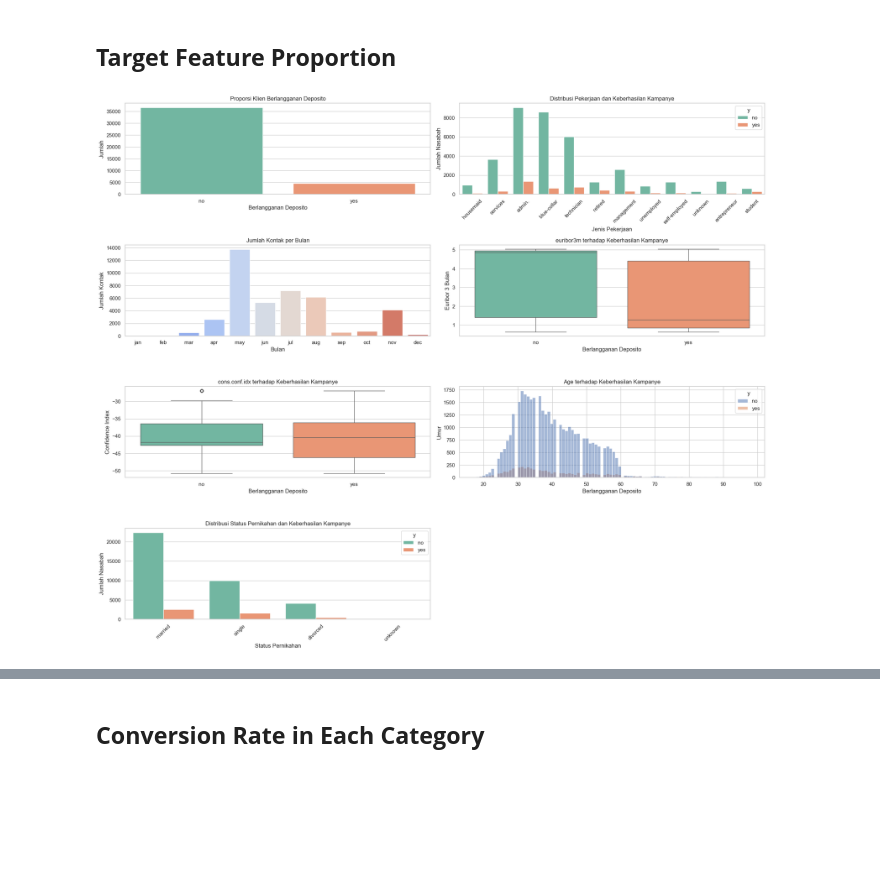
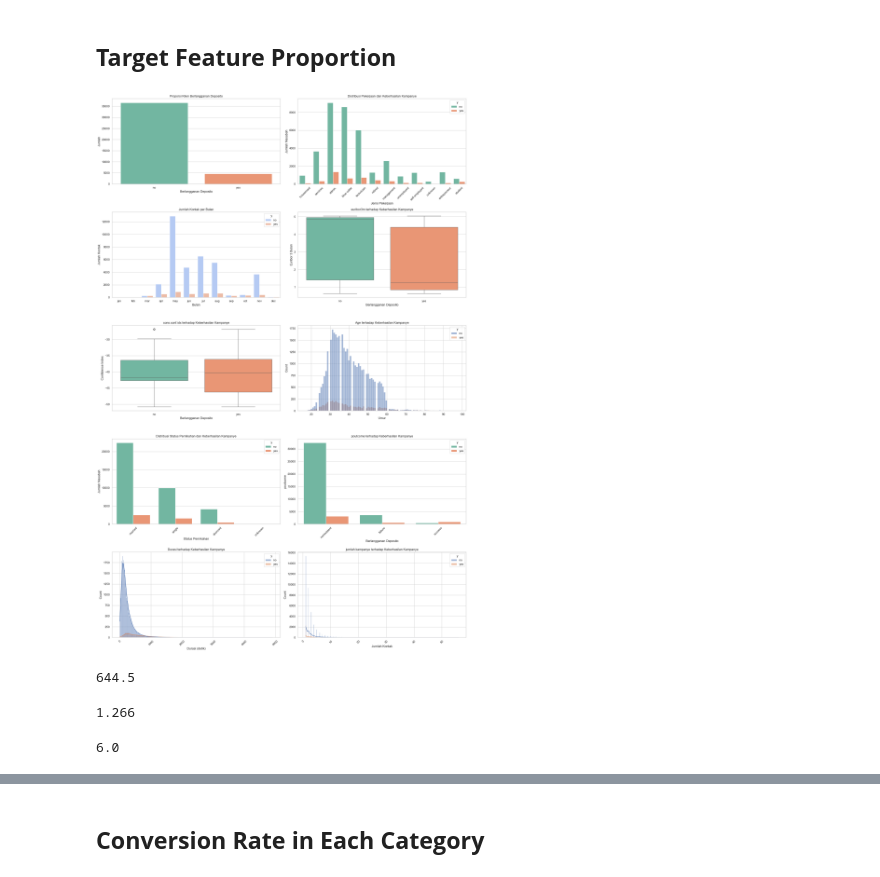
Before and after one commit to akmalraafid25/BetaGroup_JC_DS_OL_FinalProject, a Jupyter notebook: FinalProject.ipynb, the cells around one changed output, grey strips where cells are left out. Drawn from its saved outputs; the diff is of its cells as text; code cells hidden in the pictures; blank space fills up the shorter version.

```diff
--- a/FinalProject.ipynb
+++ b/FinalProject.ipynb
@@ -492,7 +492,7 @@ Insights:
 ## **Target Feature Proportion**
 # %%
 sns.set(style="whitegrid")
-plt.figure(figsize=(20, 20))
+plt.figure(figsize=(20, 30))
 
 # 1. Proporsi Berlangganan Deposito
 plt.subplot(5, 2, 1)
@@ -511,7 +511,7 @@ plt.xticks(rotation=45)
 
 # 3. Kontak per Bulan
 plt.subplot(5, 2, 3)
-sns.countplot(data=df, x='month', order=['jan','feb','mar','apr','may','jun','jul','aug','sep','oct','nov','dec'], palette='coolwarm')
+sns.countplot(data=df, x='month', hue='y', order=['jan','feb','mar','apr','may','jun','jul','aug','sep','oct','nov','dec'], palette='coolwarm')
 plt.title('Jumlah Kontak per Bulan')
 plt.xlabel('Bulan')
 plt.ylabel('Jumlah Kontak')
@@ -519,36 +519,80 @@ plt.ylabel('Jumlah Kontak')
 # 4. Hubungan euribor3m dan y
 plt.subplot(5, 2, 4)
 sns.boxplot(data=df, x='y', y='euribor3m', palette='Set2')
 plt.title('euribor3m terhadap Keberhasilan Kampanye')
 plt.xlabel('Berlangganan Deposito')
 plt.ylabel('Euribor 3 Bulan')
 
 # 5. Hubungan euribor3m dan y
 plt.subplot(5, 2, 5)
 sns.boxplot(data=df, x='y', y='cons.conf.idx', palette='Set2')
 plt.title('cons.conf.idx terhadap Keberhasilan Kampanye')
 plt.xlabel('Berlangganan Deposito')
 plt.ylabel('Confidence Index')
 
 # 6. Hubungan age dan y
 plt.subplot(5, 2, 6)
 sns.histplot(data = df, hue = 'y', x = df['age'], stat = 'count')
 plt.title('Age terhadap Keberhasilan Kampanye')
-plt.xlabel('Berlangganan Deposito')
-plt.ylabel('Umur')
+plt.xlabel('Umur')
+plt.ylabel('Count')
 
 # 7. Distribusi Status Pernikahan dan Keberhasilan Kampanye
 plt.subplot(5, 2, 7)
 sns.countplot(data=df, x='marital', hue='y', palette='Set2')
 plt.title('Distribusi Status Pernikahan dan Keberhasilan Kampanye')
 plt.xlabel('Status Pernikahan')
 plt.ylabel('Jumlah Nasabah')
 plt.xticks(rotation=45)
 
+# 8. hubungan poutcome dengan y
+plt.subplot(5, 2, 8)
+sns.countplot(data=df, x='poutcome', hue='y', palette='Set2')
+plt.title('poutcome terhadap Keberhasilan Kampanye')
+plt.xlabel('Berlangganan Deposito')
+plt.xticks(rotation=45)
+plt.ylabel('poutcome')
+
+plt.subplot(5, 2, 9)
+sns.histplot(data = df, hue = 'y', x = df['duration'], stat = 'count',kde = True)
+plt.title('Durasi terhadap Keberhasilan Kampanye')
+plt.xlabel('Durasi (detik)')
+plt.xticks(rotation=45)
+plt.ylabel('Count')
+
+plt.subplot(5, 2, 10)
+sns.histplot(data = df, hue = 'y', x = df['campaign'], stat = 'count',kde = True)
+plt.title('jumlah kampanye terhadap Keberhasilan Kampanye')
+plt.xlabel('Jumlah Kontak')
+plt.xticks(rotation=45)
+plt.ylabel('Count')
+
 plt.tight_layout()
 plt.show()
 # %% [output]
-[figure, old version]
+[figure, new version]
+# %%
+# Cek batas atas dan bawah dari duration
+IQR = df['duration'].quantile(0.75) - df['duration'].quantile(0.25)
+lower_fence = df['duration'].quantile(0.25) - 1.5*IQR
+upper_fence = df['duration'].quantile(0.75) + 1.5*IQR
+
+upper_fence
+# %% [output]
+644.5
+# %%
+df[df['y']=="yes"]['euribor3m'].median()
+# %% [output]
+1.266
+# %%
+# Cek batas atas dan bawah dari campaign
+campaign_IQR = df['campaign'].quantile(0.75) - df['campaign'].quantile(0.25)
+campaign_lower_fence = df['campaign'].quantile(0.25) - 1.5*IQR
+campaign_upper_fence = df['campaign'].quantile(0.75) + 1.5*IQR
+
+campaign_upper_fence
+# %% [output]
+6.0
 # %% [markdown]
 Insights:
 - Dari kampanye ini, terdapat 36548 (88.7%) calon nasabah yang tidak melakukan term deposit dan 4640 (11.26%) calon nasabah yang melakukan deposit
```
Also changed, not shown: parts of 4 cells of this notebook.
